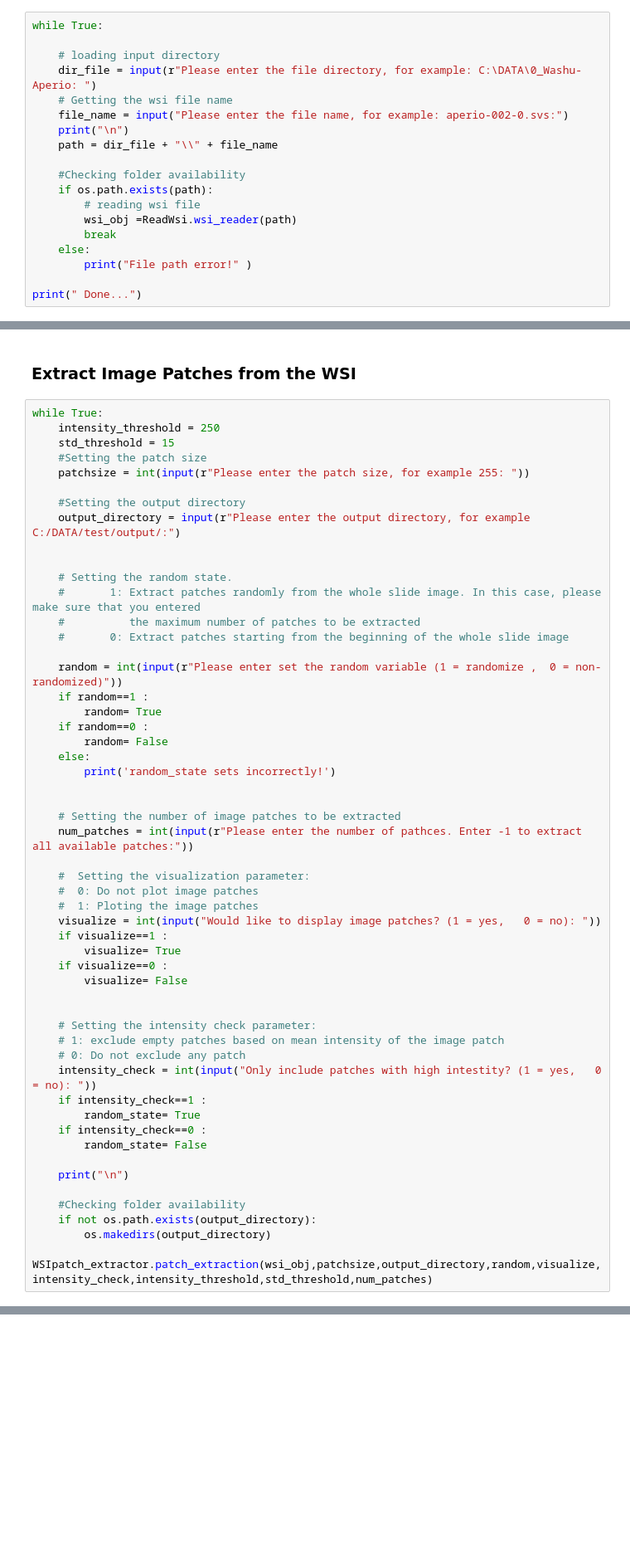
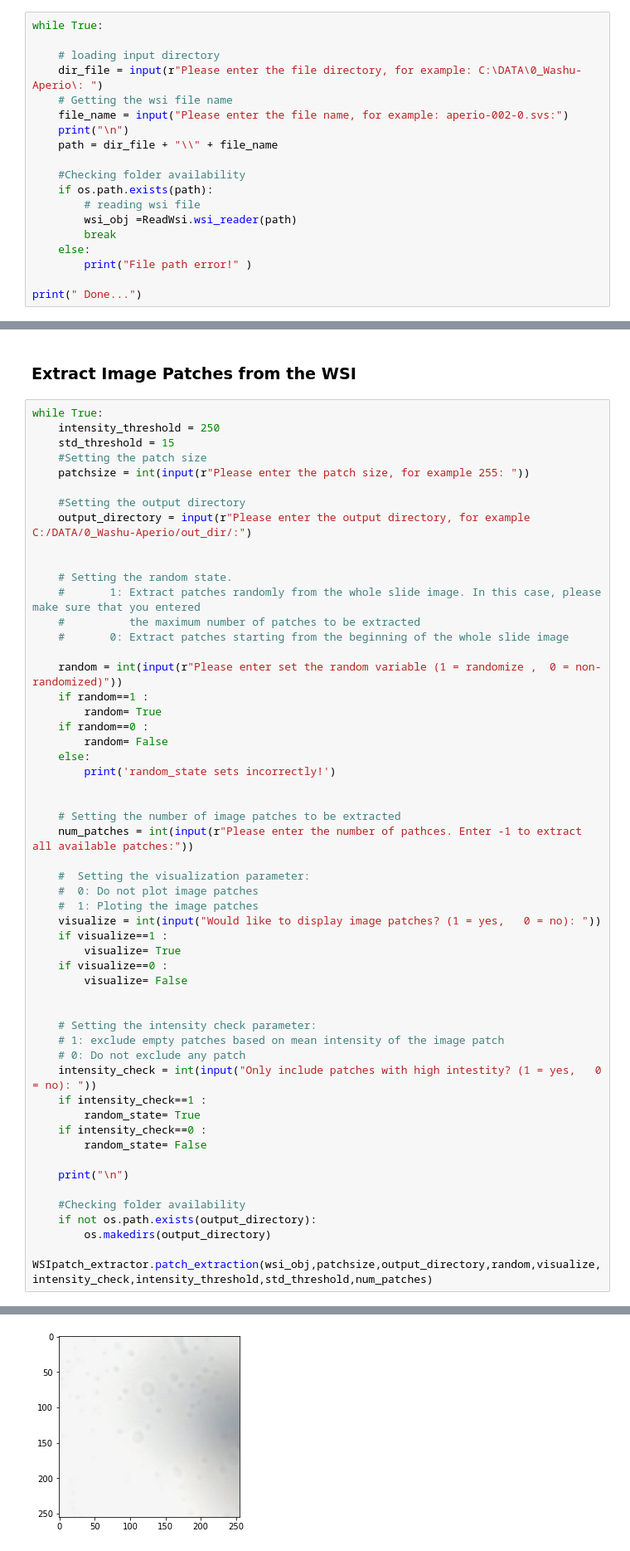
Before and after one commit to DIDSR/ValidPath, a Jupyter notebook: 03_patch_extraction.ipynb, the cells around one changed output, grey strips where cells are left out. Shown at 83% size. Saved outputs shown, nothing was run; the diff lists cells and outputs as text; blank space fills up the shorter version.

```diff
--- a/03_patch_extraction.ipynb
+++ b/03_patch_extraction.ipynb
@@ -169,7 +166,7 @@ In this section, we load a WSI and create the WSI object. This is enabled using
 while True:
 
     # loading input directory
-    dir_file = input(r"Please enter the file directory, for example: C:\DATA\0_Washu-Aperio: ")
+    dir_file = input(r"Please enter the file directory, for example: C:\DATA\0_Washu-Aperio\: ")
     # Getting the wsi file name
     file_name = input("Please enter the file name, for example: aperio-002-0.svs:")
     print("\n")
@@ -216,7 +227,7 @@ while True:
     patchsize = int(input(r"Please enter the patch size, for example 255: "))
 
     #Setting the output directory
-    output_directory = input(r"Please enter the output directory, for example C:/DATA/test/output/:")
+    output_directory = input(r"Please enter the output directory, for example C:/DATA/0_Washu-Aperio/out_dir/:")
 
 
     # Setting the random state.
@@ -261,3 +272,4 @@ while True:
     if not os.path.exists(output_directory):
         os.makedirs(output_directory)
     WSIpatch_extractor.patch_extraction(wsi_obj,patchsize,output_directory,random,visualize,intensity_check,intensity_threshold,std_threshold,num_patches)
+# %% [output]
@@ -263,0 +293 @@ while True:
+[figure, added]
```
Also changed, not shown: parts of 7 cells of this notebook.
